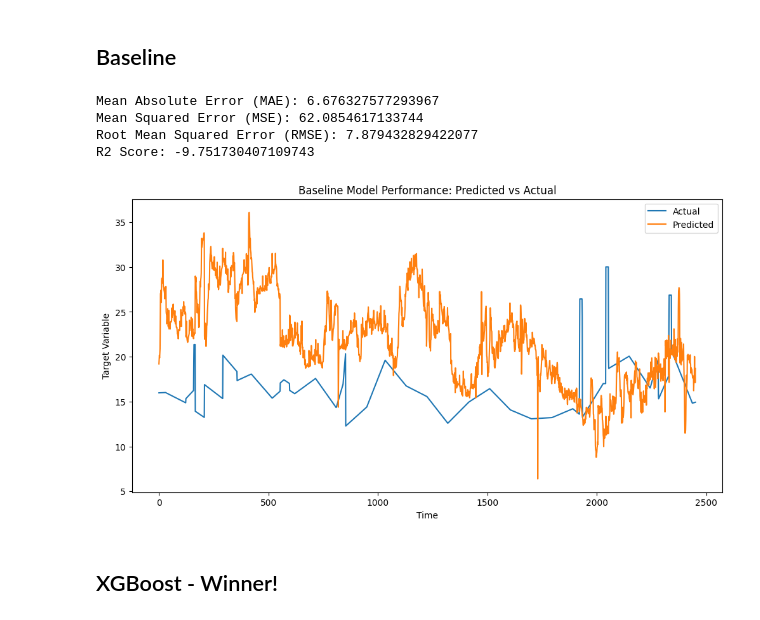
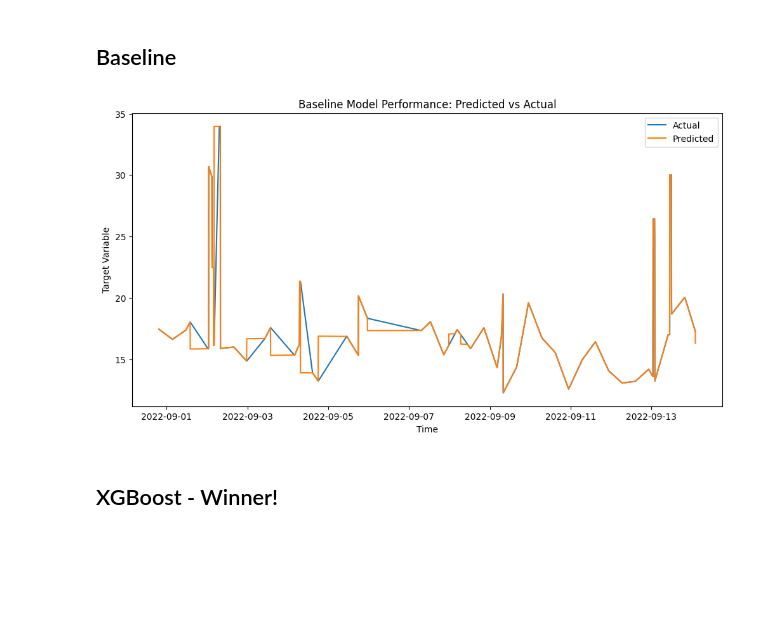
Before and after one commit to fibleep/sludge-water-plant, a Jupyter notebook: water_plants.ipynb, the cells around one changed output. Drawn from its saved outputs; the diff is of its cells as text; code cells hidden in the pictures; blank space fills up the shorter version.

```diff
--- a/water_plants.ipynb
+++ b/water_plants.ipynb
@@ -313,20 +313,20 @@ def create_features(df):
     Create features for the df
     """
     df = df.copy()
+    df['Target'] = df['Target'].shift(-48) # Shift by 4 hours to the future
+    df.dropna(inplace=True)
 
     lag_periods = [6, 12, 24, 48, 96]  # Define the lag periods
     for period in lag_periods:
-        df[f'y_lag_{period}'] = df['Target'].shift(period)
+        df[f'y_lag_{period}'] = df['Target'].shift(-period) # to the past
 
-    rolling_windows = [6, 12, 24,48, 96, 128]  # Define the rolling window sizes
+    rolling_windows = [6, 12, 24,48, 96, 128]  # Define the rolling window sizes, already does it with past values
     for window in rolling_windows:
         df[f'rolling_mean_{window}'] = df['Target'].rolling(window=window).mean()
         df[f'rolling_std_{window}'] = df['Target'].rolling(window=window).std()
 
-    df['Target'] = df['Target'].shift(-48) # Shift by 4 hours to the future
     df.dropna(inplace=True)
     return df
-
 df = create_features(df)
 # %% [markdown]
 ### Split into Train Val Test
@@ -386,27 +444,17 @@ def evaluate_model(model, X_test, y_test, is_3d=False):
 # %% [markdown]
 ## Baseline
 # %%
-from sklearn.linear_model import LinearRegression
-model = LinearRegression()
-model.fit(X_train, y_train)
-
-evaluate_model(model, X_val, y_val)
-
-y_val_pred = model.predict(X_val)
+y_val_pred = y_val.shift(-1).fillna(y_val.mean())
 plt.figure(figsize=(12, 6))
-plt.plot(y_val.reset_index(drop=True), label='Actual')
+plt.plot(y_val, label='Actual')
 plt.plot(y_val_pred, label='Predicted')
 plt.title('Baseline Model Performance: Predicted vs Actual')
 plt.xlabel('Time')
 plt.ylabel('Target Variable')
 plt.legend()
 plt.show()
 # %% [output]
-Mean Absolute Error (MAE): 6.676327577293967
-Mean Squared Error (MSE): 62.0854617133744
-Root Mean Squared Error (RMSE): 7.879432829422077
-R2 Score: -9.751730407109743
-[figure, old version]
+[figure, new version]
 # %% [markdown]
 ## XGBoost - Winner!
 # %%
```
Also changed, not shown: parts of 14 cells of this notebook.
